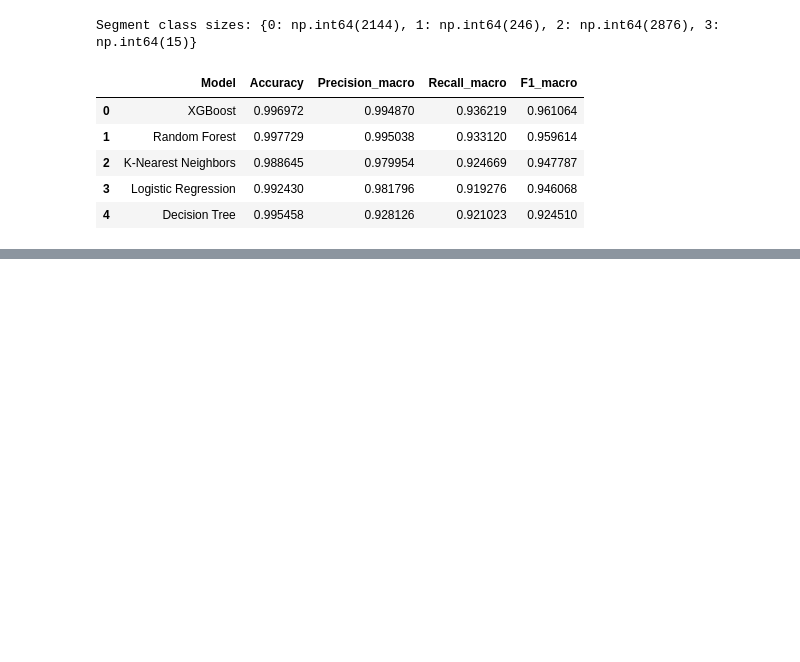
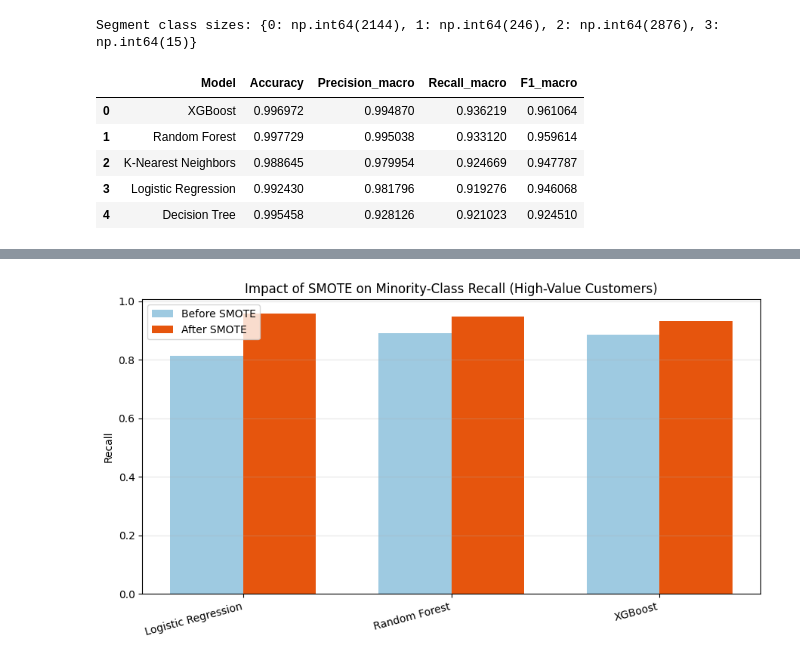
Before and after one commit to littlestuart07/Online-Retail-Analytics-Project, a Jupyter notebook: Digital Assignment 2/DA2_ML_Models.ipynb, the cells around one changed output, grey strips where cells are left out. Cells and saved outputs as stored; diff of their text form; code cells hidden in the pictures; blank space fills up the shorter version.

```diff
--- a/Digital Assignment 2/DA2_ML_Models.ipynb
+++ b/Digital Assignment 2/DA2_ML_Models.ipynb
@@ -324,0 +422,16 @@ Segment class sizes: {0: np.int64(2144), 1: np.int64(246), 2: np.int64(2876), 3:
+# %%
+fig, ax = plt.subplots(figsize=(9, 5))
+models_list = smote_df["Model"].unique()
+x = np.arange(len(models_list)); w = 0.35
+before_recall = smote_df[smote_df["Stage"]=="Before SMOTE"]["Recall"].values
+after_recall = smote_df[smote_df["Stage"]=="After SMOTE"]["Recall"].values
+ax.bar(x - w/2, before_recall, w, label="Before SMOTE", color="#9ECAE1")
+ax.bar(x + w/2, after_recall, w, label="After SMOTE", color="#E6550D")
+ax.set_xticks(x); ax.set_xticklabels(models_list, rotation=15, ha="right")
+ax.set_ylabel("Recall"); ax.set_title("Impact of SMOTE on Minority-Class Recall (High-Value Customers)")
+ax.legend(); ax.grid(alpha=0.3, axis="y")
+plt.tight_layout()
+plt.savefig("adv_02_smote_impact.png", dpi=150, bbox_inches="tight")
+plt.show()
+# %% [output]
+[figure, added]
```
Also changed, not shown: parts of 13 cells of this notebook.
